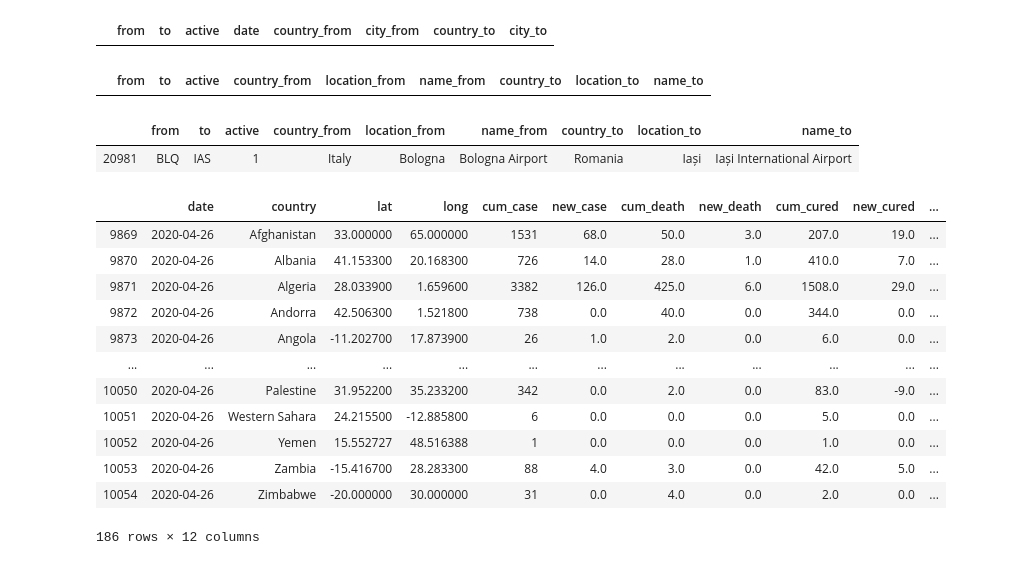
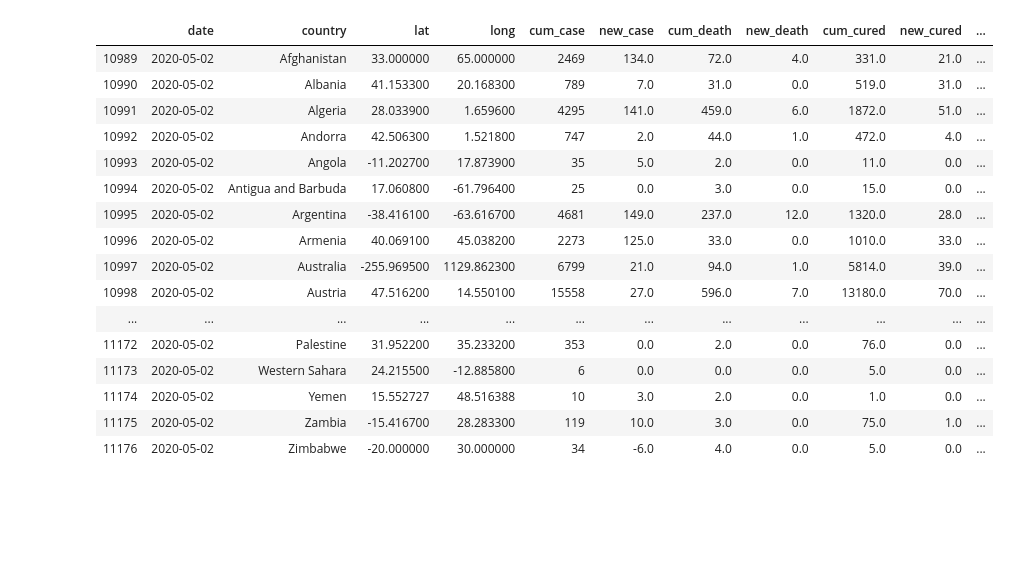
Before and after one commit to kruschev/Covid19, a Jupyter notebook: analysis/flight_analysis/prep_df.ipynb, the cells around one changed output. Cells and saved outputs as stored; diff of their text form; code cells hidden in the pictures; blank space fills up the shorter version.

```diff
--- a/analysis/flight_analysis/prep_df.ipynb
+++ b/analysis/flight_analysis/prep_df.ipynb
@@ -71,17 +24,2 @@ df
 # %%
 df = df[~(df['country_from']== df['country_to'])]
-# %%
-pd.set_option('display.max_rows', 400)
-
-df[df.country_to.isnull()]
-# %% [output]
-|  | from | to | active | date | country_from | city_from | country_to | city_to |
-# %%
-df[(df['country_from'] == 'Romania') & (df['country_to']== 'Italy') & (df['active'] == 1)]
-# %% [output]
-|  | from | to | active | country_from | location_from | name_from | country_to | location_to | name_to |
-# %%
-df[(df['country_from'] == 'Italy') & (df['country_to']== 'Romania') & (df['active'] == 1)]
-# %% [output]
-|  | from | to | active | country_from | location_from | name_from | country_to | location_to | name_to |
-| 20981 | BLQ | IAS | 1 | Italy | Bologna | Bologna Airport | Romania | Iași | Iași International Airport |
@@ -90,22 +26,26 @@ df = df.drop(index=23373)
 # %%
 cases = pd.read_csv('../../data/country.csv')
 # %%
-cases = cases[cases.date == '2020-04-26']
+cases = cases[cases.date == '2020-05-02']
 cases
 # %% [output]
 |  | date | country | lat | long | cum_case | new_case | cum_death | new_death | cum_cured | new_cured | ... |
-| 9869 | 2020-04-26 | Afghanistan | 33.000000 | 65.000000 | 1531 | 68.0 | 50.0 | 3.0 | 207.0 | 19.0 | ... |
-| 9870 | 2020-04-26 | Albania | 41.153300 | 20.168300 | 726 | 14.0 | 28.0 | 1.0 | 410.0 | 7.0 | ... |
-| 9871 | 2020-04-26 | Algeria | 28.033900 | 1.659600 | 3382 | 126.0 | 425.0 | 6.0 | 1508.0 | 29.0 | ... |
-| 9872 | 2020-04-26 | Andorra | 42.506300 | 1.521800 | 738 | 0.0 | 40.0 | 0.0 | 344.0 | 0.0 | ... |
-| 9873 | 2020-04-26 | Angola | -11.202700 | 17.873900 | 26 | 1.0 | 2.0 | 0.0 | 6.0 | 0.0 | ... |
+| 10989 | 2020-05-02 | Afghanistan | 33.000000 | 65.000000 | 2469 | 134.0 | 72.0 | 4.0 | 331.0 | 21.0 | ... |
+| 10990 | 2020-05-02 | Albania | 41.153300 | 20.168300 | 789 | 7.0 | 31.0 | 0.0 | 519.0 | 31.0 | ... |
+| 10991 | 2020-05-02 | Algeria | 28.033900 | 1.659600 | 4295 | 141.0 | 459.0 | 6.0 | 1872.0 | 51.0 | ... |
+| 10992 | 2020-05-02 | Andorra | 42.506300 | 1.521800 | 747 | 2.0 | 44.0 | 1.0 | 472.0 | 4.0 | ... |
+| 10993 | 2020-05-02 | Angola | -11.202700 | 17.873900 | 35 | 5.0 | 2.0 | 0.0 | 11.0 | 0.0 | ... |
+| 10994 | 2020-05-02 | Antigua and Barbuda | 17.060800 | -61.796400 | 25 | 0.0 | 3.0 | 0.0 | 15.0 | 0.0 | ... |
+| 10995 | 2020-05-02 | Argentina | -38.416100 | -63.616700 | 4681 | 149.0 | 237.0 | 12.0 | 1320.0 | 28.0 | ... |
+| 10996 | 2020-05-02 | Armenia | 40.069100 | 45.038200 | 2273 | 125.0 | 33.0 | 0.0 | 1010.0 | 33.0 | ... |
+| 10997 | 2020-05-02 | Australia | -255.969500 | 1129.862300 | 6799 | 21.0 | 94.0 | 1.0 | 5814.0 | 39.0 | ... |
+| 10998 | 2020-05-02 | Austria | 47.516200 | 14.550100 | 15558 | 27.0 | 596.0 | 7.0 | 13180.0 | 70.0 | ... |
 | ... | ... | ... | ... | ... | ... | ... | ... | ... | ... | ... | ... |
-| 10050 | 2020-04-26 | Palestine | 31.952200 | 35.233200 | 342 | 0.0 | 2.0 | 0.0 | 83.0 | -9.0 | ... |
-| 10051 | 2020-04-26 | Western Sahara | 24.215500 | -12.885800 | 6 | 0.0 | 0.0 | 0.0 | 5.0 | 0.0 | ... |
-| 10052 | 2020-04-26 | Yemen | 15.552727 | 48.516388 | 1 | 0.0 | 0.0 | 0.0 | 1.0 | 0.0 | ... |
-| 10053 | 2020-04-26 | Zambia | -15.416700 | 28.283300 | 88 | 4.0 | 3.0 | 0.0 | 42.0 | 5.0 | ... |
-| 10054 | 2020-04-26 | Zimbabwe | -20.000000 | 30.000000 | 31 | 0.0 | 4.0 | 0.0 | 2.0 | 0.0 | ... |
+| 11172 | 2020-05-02 | Palestine | 31.952200 | 35.233200 | 353 | 0.0 | 2.0 | 0.0 | 76.0 | 0.0 | ... |
+| 11173 | 2020-05-02 | Western Sahara | 24.215500 | -12.885800 | 6 | 0.0 | 0.0 | 0.0 | 5.0 | 0.0 | ... |
+| 11174 | 2020-05-02 | Yemen | 15.552727 | 48.516388 | 10 | 3.0 | 2.0 | 0.0 | 1.0 | 0.0 | ... |
+| 11175 | 2020-05-02 | Zambia | -15.416700 | 28.283300 | 119 | 10.0 | 3.0 | 0.0 | 75.0 | 1.0 | ... |
+| 11176 | 2020-05-02 | Zimbabwe | -20.000000 | 30.000000 | 34 | -6.0 | 4.0 | 0.0 | 5.0 | 0.0 | ... |
-186 rows × 12 columns
 # %%
 df2 = pd.merge(df, cases[['country', 'cum_case']], how='left', left_on='country_from', right_on='country')
 # %%
```
Also changed, not shown: parts of 12 cells of this notebook, 8 other files.
